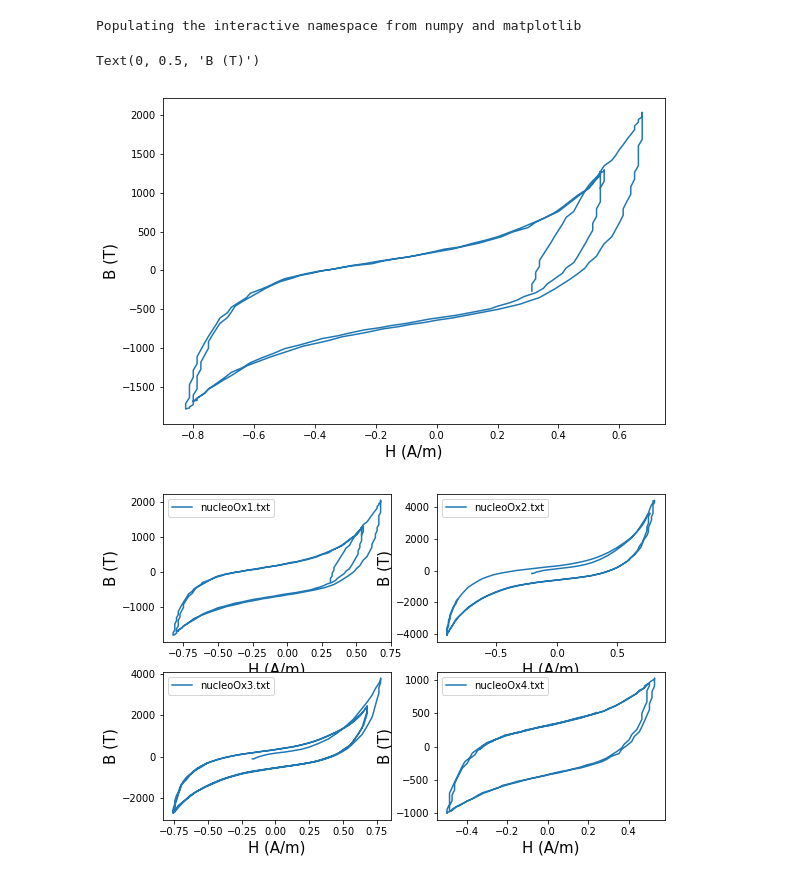
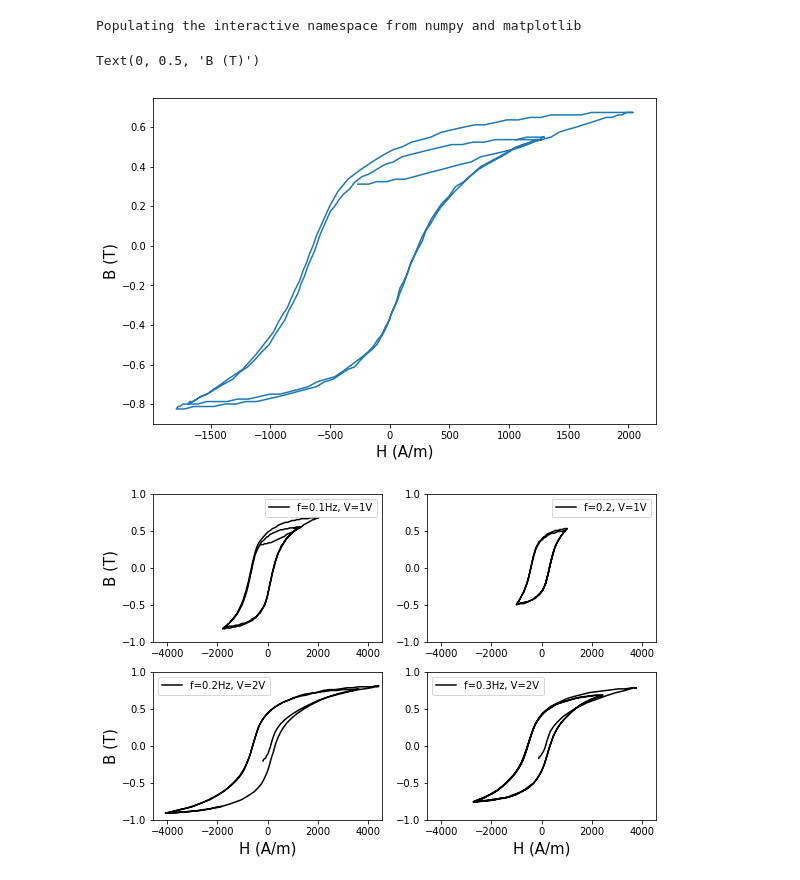
Before and after one commit to diegotg2000/Hist-resis-, a Jupyter notebook: Analisis.ipynb, the cells around one changed output. Cells and saved outputs as stored; diff of their text form; code cells hidden in the pictures.

```diff
--- a/Analisis.ipynb
+++ b/Analisis.ipynb
@@ -21,39 +21,42 @@ H=N*I/L
 B=Phi/(N*A)
 
 
-plt.plot(B,H)
+plt.plot(H,B)
 plt.xlabel('H (A/m)', fontsize=15)
 plt.ylabel('B (T)', fontsize=15)
 # %% [output]
 Text(0, 0.5, 'B (T)')
-[figure, old version]
+[figure, new version]
 # %%
 N=500
 L=0.072
 A=0.0016
 
 plt.figure(figsize=(9,6))
 
-NOMBRES = np.array(['nucleoOx1.txt', 'nucleoOx2.txt', 'nucleoOx3.txt', 'nucleoOx4.txt'])
-
+NOMBRES = np.array(['nucleoOx1.txt', 'nucleoOx4.txt', 'nucleoOx2.txt', 'nucleoOx3.txt'])
+DATOS = np.array(['f=0.1Hz, V=1V','f=0.2, V=1V','f=0.2Hz, V=2V','f=0.3Hz, V=2V'])
 for nombre in NOMBRES:
     i=np.where(NOMBRES==nombre)[0][0]
 
     I=np.loadtxt(nombre, usecols=0)
     Phi=np.loadtxt(nombre, usecols=1)
 
     I=I-np.mean(I)
     Phi=Phi-np.mean(Phi)
 
     #H=NI/L Phi=NAB --> B=Phi/(NA)
 
     H=N*I/L
     B=Phi/(N*A)
 
     plt.subplot(2,2,i+1)
-    plt.plot(B,H, label=nombre)
-    plt.xlabel('H (A/m)', fontsize=15)
-    plt.ylabel('B (T)', fontsize=15)
+    plt.plot(H,B, label=DATOS[i], c='black')
+    if i>1:
+        plt.xlabel('H (A/m)', fontsize=15)
+    if i%2 ==0:
+        plt.ylabel('B (T)', fontsize=15)
+    plt.axis([-4550,4550,-1,1])
     plt.legend()
 # %% [output]
-[figure, old version]
+[figure, new version]
```
